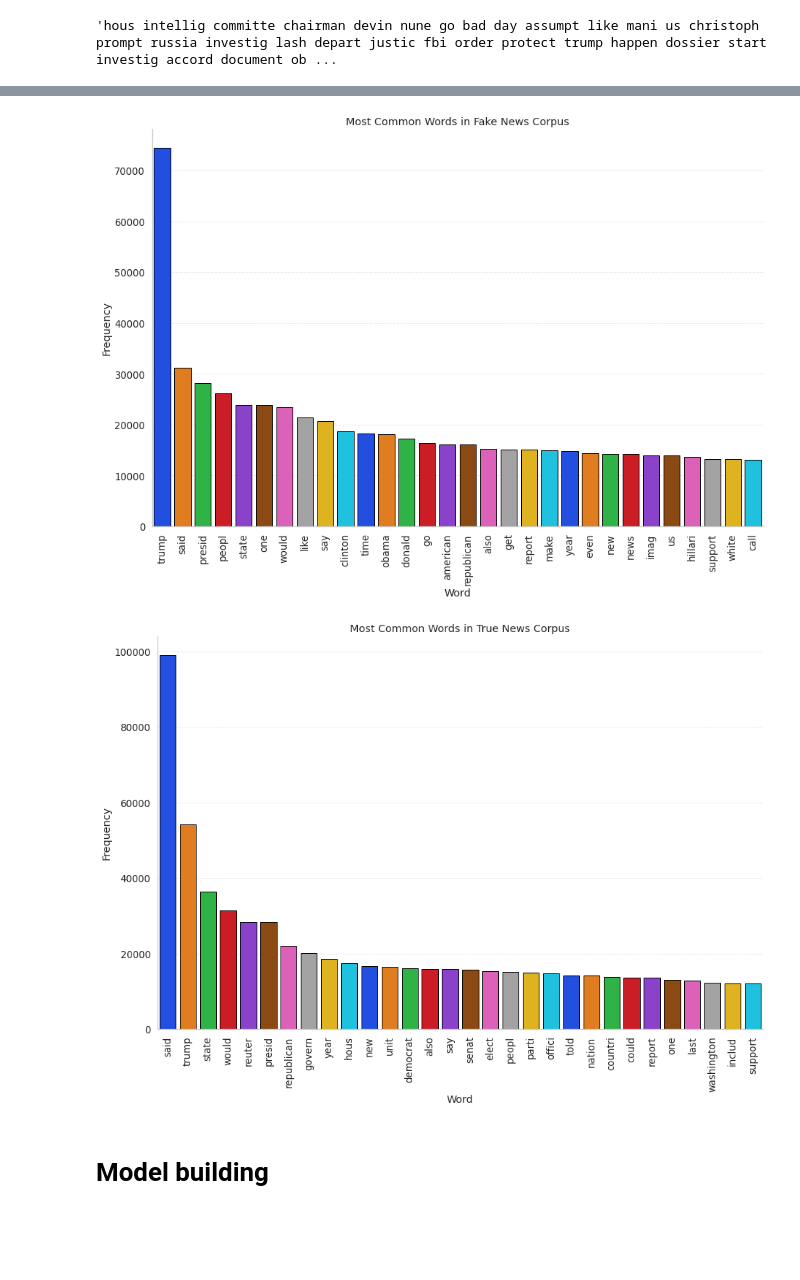
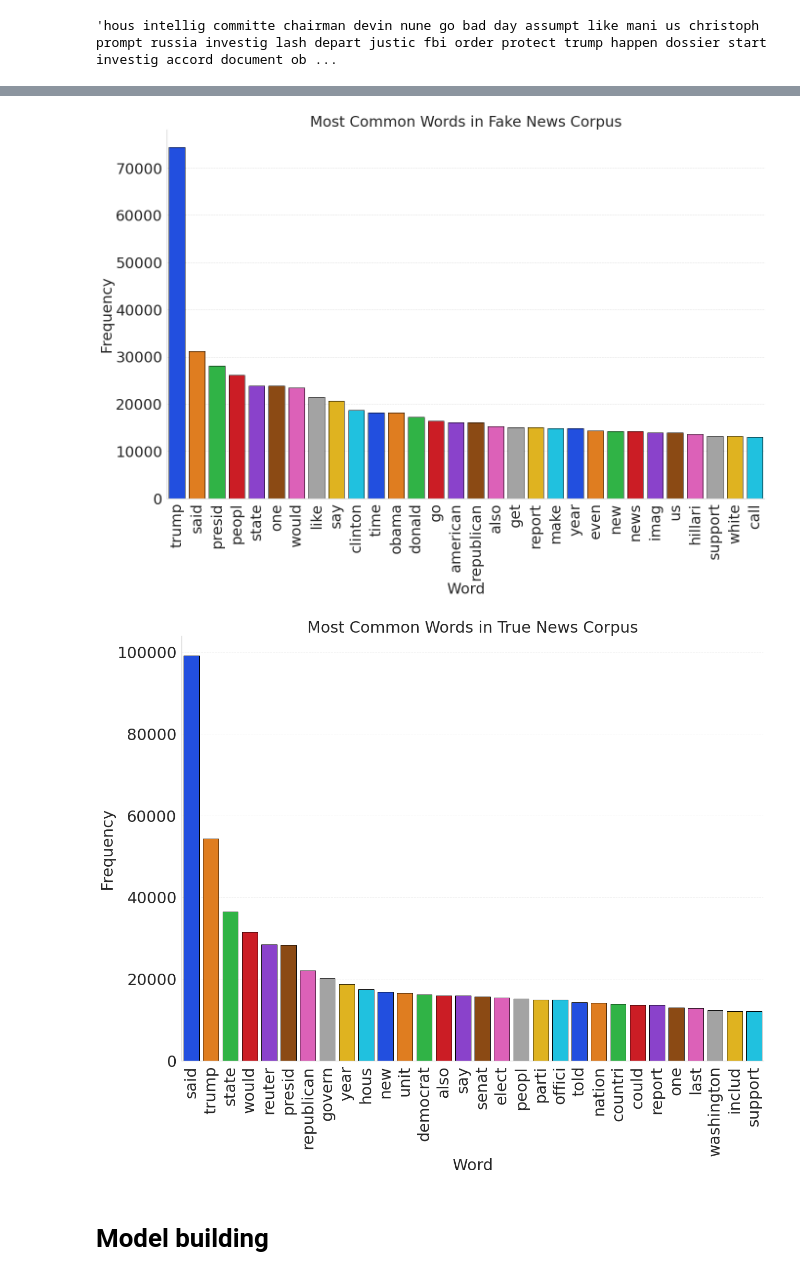
Before and after one commit to Jkhattak/FakeAndRealNews, a Jupyter notebook: main.ipynb, the cells around one changed output, grey strips where cells are left out. Saved outputs shown, nothing was run; the diff lists cells and outputs as text; code cells hidden in the pictures; blank space fills up the shorter version.

```diff
--- a/main.ipynb
+++ b/main.ipynb
@@ -211,7 +211,9 @@ data['Target'].value_counts()
 Name: Target, dtype: int64
 # %%
 colors = ['cyan', 'red']
-plt.figure(figsize=(20,15))
-plt.pie(data['Target'].value_counts(), labels=['Real', 'Fake'], colors=colors, autopct="%0.2f%%") #pie plot of the data
+plt.figure(figsize=(20, 15)) # adjust figure size
+plt.rcParams.update({'font.size': 24}) # increase font size
+plt.pie(data['Target'].value_counts(), labels=['Real', 'Fake'], colors=colors, autopct="%0.2f%%")
+plt.title("Distribution of Target Data", fontsize=30) # add a title with a larger font size
 plt.show()
 # %% [output]
@@ -415,14 +417,14 @@ plt.show()
 data = data.reset_index(drop=True)
 
 # Set plot style
-sns.set(style='ticks', font_scale=1.2)
+sns.set(style='ticks', font_scale=1.5) # increase font size
 
 # Create the pairplot with hue=Target
-plot = sns.pairplot(data, hue='Target', height=2.5, aspect=1.2)
+plot = sns.pairplot(data, hue='Target', height=5, aspect=1.5) # increase figure size
 
 # Add title and adjust plot margins
-plot.fig.suptitle('Pairplot of the Data', fontsize=18, y=1.05)
-plot.fig.subplots_adjust(top=0.95, bottom=0.05, left=0.05, right=0.95)
+plot.fig.suptitle('Pairplot of the Data', fontsize=30, y=1.08) # increase title size
+plot.fig.subplots_adjust(top=0.90, bottom=0.10, left=0.10, right=0.95) # adjust plot margins
 
 # Show the plot
 plt.show()
@@ -563,7 +565,7 @@ colors = sns.color_palette("bright", 30)
 sns.set_style("whitegrid")
 
 # Set the size of the figure
-plt.figure(figsize=(15,10))
+plt.figure(figsize=(20, 15)) # adjust figure size
 
 # Use the Counter class to count the occurrences of each word in the Fake_corpus text corpus, and take the 30 most common words
 most_common_words = Counter(fake_corpus).most_common(30)
@@ -574,24 +576,30 @@ word_count_df = pd.DataFrame(most_common_words)
 # Create a bar plot using Seaborn, with the specified colors and edge color
 ax = sns.barplot(x=word_count_df[0], y=word_count_df[1], palette=colors, edgecolor='black')
 
-# Set the title and axis labels
-plt.title("Most Common Words in Fake News Corpus")
-plt.xlabel("Word")
-plt.ylabel("Frequency")
+# Set the title and axis labels with larger font size
+plt.title("Most Common Words in Fake News Corpus", fontsize=30)
+plt.xlabel("Word", fontsize=30)
+plt.ylabel("Frequency", fontsize=30)
 
-# Rotate the x-axis labels vertically for better readability
-ax.set_xticklabels(ax.get_xticklabels(), rotation=90)
+# Rotate the x-axis labels vertically for better readability with larger font size
+ax.set_xticklabels(ax.get_xticklabels(), rotation=90, fontsize=30)
 
-# Add a grid to the plot
-ax.grid(True, axis='y', linestyle='--', alpha=0.4)
+# Set the y-axis label font size
+plt.yticks(fontsize=30)
+
+# Add a grid to the plot with larger line width and alpha
+ax.grid(True, axis='y', linestyle='--', alpha=0.6, linewidth=1)
 
 # Remove the top and right spines
 sns.despine(top=True, right=True)
 
+# Adjust the margins to center the plot
+plt.subplots_adjust(left=0.1, right=0.95, top=0.9, bottom=0.2)
+
 # Show the plot
 plt.show()
 # %% [output]
-[figure, old version]
+[figure, new version]
 # %%
 # create an empty list to store the corpus
 True_corpus = []
@@ -603,40 +611,40 @@ for msg in data[data['Target'] == 1]['transform_text'].tolist():
         # append the word to the corpus list
         True_corpus.append(word)
 # %%
-
 # Set the color palette to a list of bright and colorful colors
 colors = sns.color_palette("bright", 30)
 
 # Set the figure size
-plt.figure(figsize=(15,10))
+plt.figure(figsize=(20,15))
 
 # Use the Counter class to count the occurrences of each word in the True_corpus text corpus, and take the 30 most common words
 most_common_words = Counter(True_corpus).most_common(30)
 
 # Convert the list of most common words into a Pandas DataFrame
 word_count_df = pd.DataFrame(most_common_words)
 
 # Create a bar plot using Seaborn, with the specified colors and edge color
 ax = sns.barplot(x=word_count_df[0], y=word_count_df[1], palette=colors, edgecolor='black')
 
-# Set the title and axis labels
-plt.title("Most Common Words in True News Corpus")
-plt.xlabel("Word")
-plt.ylabel("Frequency")
+# Set the title and axis labels with larger font size
+plt.title("Most Common Words in True News Corpus", fontsize=30)
+plt.xlabel("Word", fontsize=30)
+plt.ylabel("Frequency", fontsize=30)
 
-# Rotate the x-axis labels vertically for better readability
-ax.set_xticklabels(ax.get_xticklabels(), rotation=90)
+# Rotate the x-axis labels vertically for better readability with larger font size
+ax.set_xticklabels(ax.get_xticklabels(), rotation=90, fontsize=30)
+plt.yticks(fontsize=30)
 
 # Add a grid to the plot
 ax.grid(True, axis='y', linestyle='--', alpha=0.4)
 
 # Remove the top and right spines
 sns.despine(top=True, right=True)
 
 # Show the plot
 plt.show()
 # %% [output]
-[figure, old version]
+[figure, new version]
 # %% [markdown]
 # Model building
 # %%
```
Also changed, not shown: parts of 23 cells of this notebook, 1 other file.
